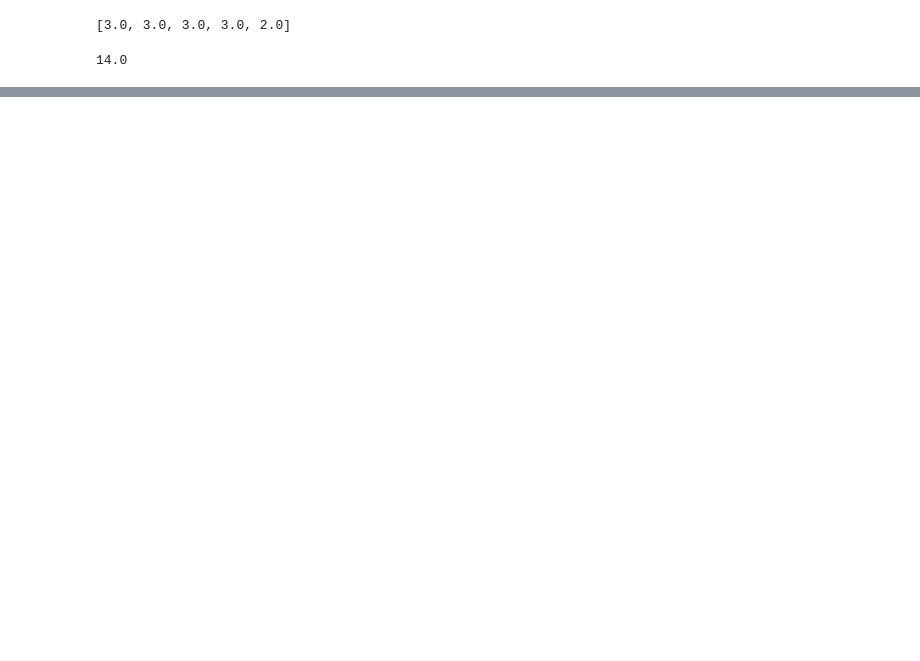
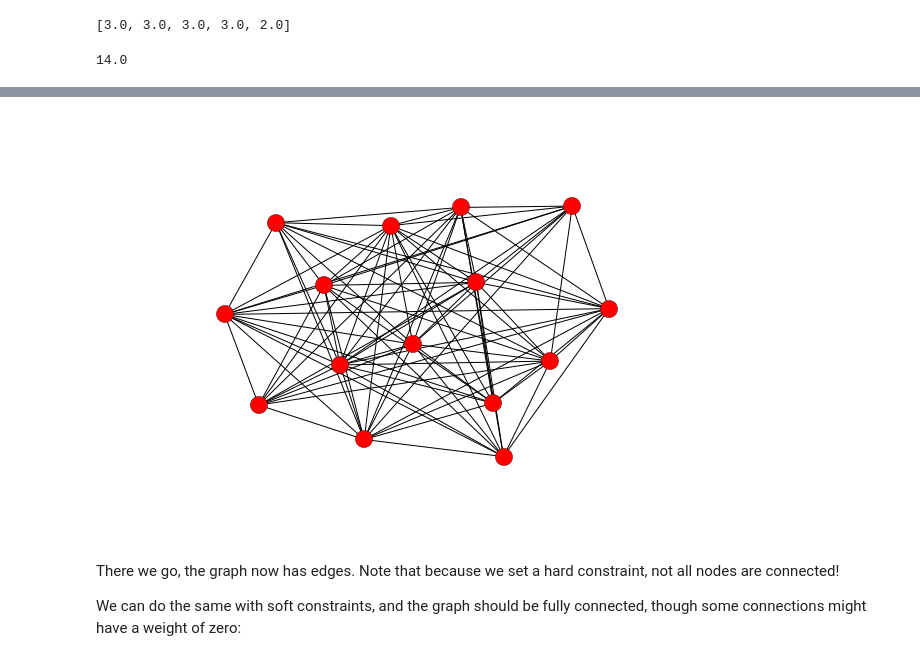
Before and after one commit to dhuppenkothen/AstroChairs, a Jupyter notebook: GraphicalConferenceSessions.ipynb, the cells around one changed output, grey strips where cells are left out. Drawn from its saved outputs; the diff is of its cells as text; code cells hidden in the pictures; blank space fills up the shorter version.

```diff
--- a/GraphicalConferenceSessions.ipynb
+++ b/GraphicalConferenceSessions.ipynb
@@ -970,0 +971,11 @@ That seems like it would take a long time.
+# %%
+G = add_edges(G, labels=["topic1", "topic2"], hard_constraint=True,
+             min_importance=0.1, max_importance=0.9)
+# %%
+nx.draw(G)
+# %% [output]
+[figure, added]
+# %% [markdown]
+There we go, the graph now has edges. Note that because we set a hard constraint, not all nodes are connected!
+
+We can do the same with soft constraints, and the graph should be fully connected, though some connections might have a weight of zero:
```
Also changed, not shown: parts of 54 cells of this notebook.
